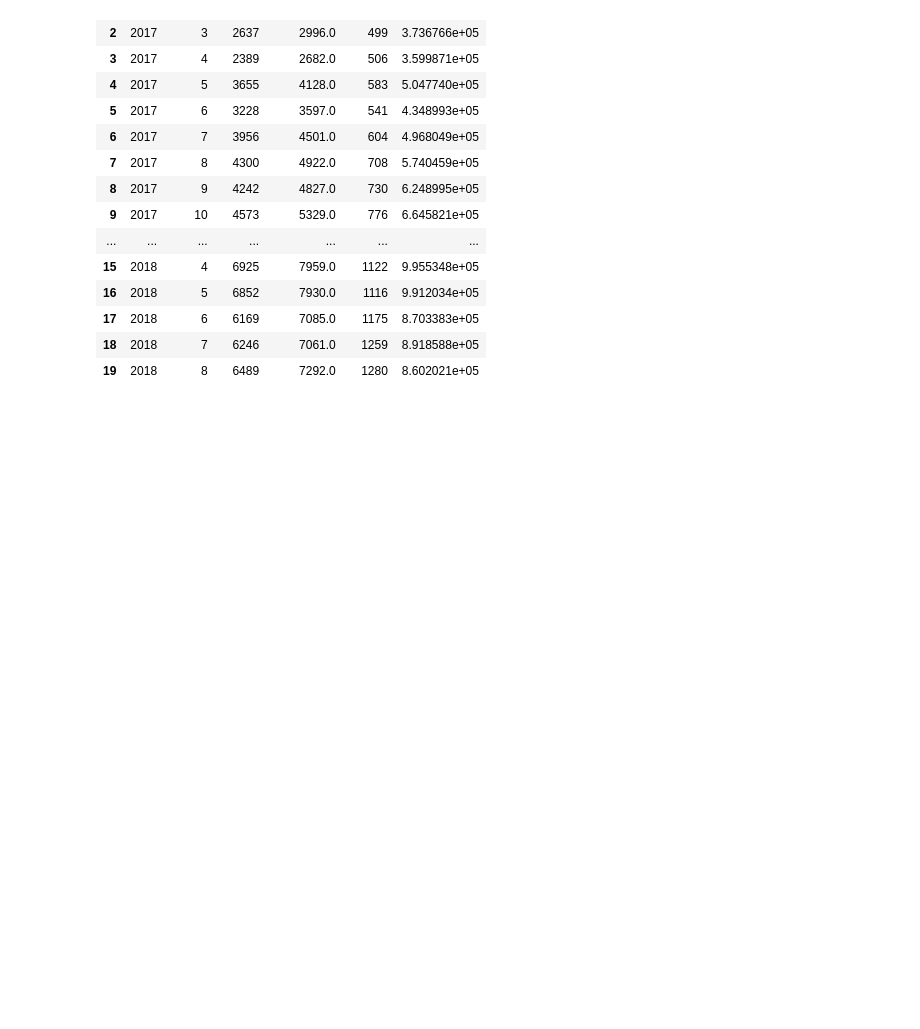
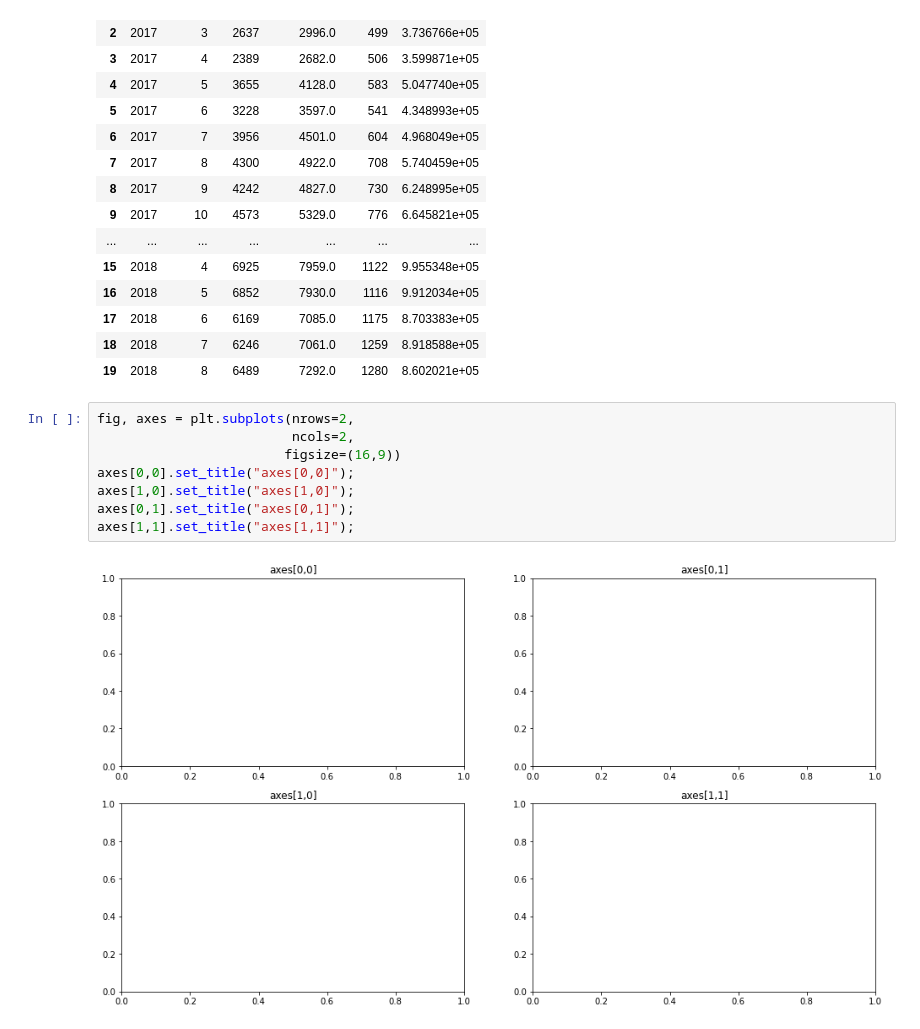
Before and after one commit to ironhack-datalabs/data-ber-08-20, a Jupyter notebook: Notes/module-2/week-4/2_EDA_time_series.ipynb, the cells around one changed output. Saved outputs shown, nothing was run; the diff lists cells and outputs as text; blank space fills up the shorter version.

```diff
--- a/Notes/module-2/week-4/2_EDA_time_series.ipynb
+++ b/Notes/module-2/week-4/2_EDA_time_series.ipynb
@@ -276,3 +276,13 @@ month_perf
 | 17 | 2018 | 6 | 6169 | 7085.0 | 1175 | 8.703383e+05 |
 | 18 | 2018 | 7 | 6246 | 7061.0 | 1259 | 8.918588e+05 |
 | 19 | 2018 | 8 | 6489 | 7292.0 | 1280 | 8.602021e+05 |
+# %%
+fig, axes = plt.subplots(nrows=2,
+                         ncols=2,
+                        figsize=(16,9))
+axes[0,0].set_title("axes[0,0]");
+axes[1,0].set_title("axes[1,0]");
+axes[0,1].set_title("axes[0,1]");
+axes[1,1].set_title("axes[1,1]");
+# %% [output]
+[figure, added]
```
Also changed, not shown: parts of 27 cells of this notebook.
